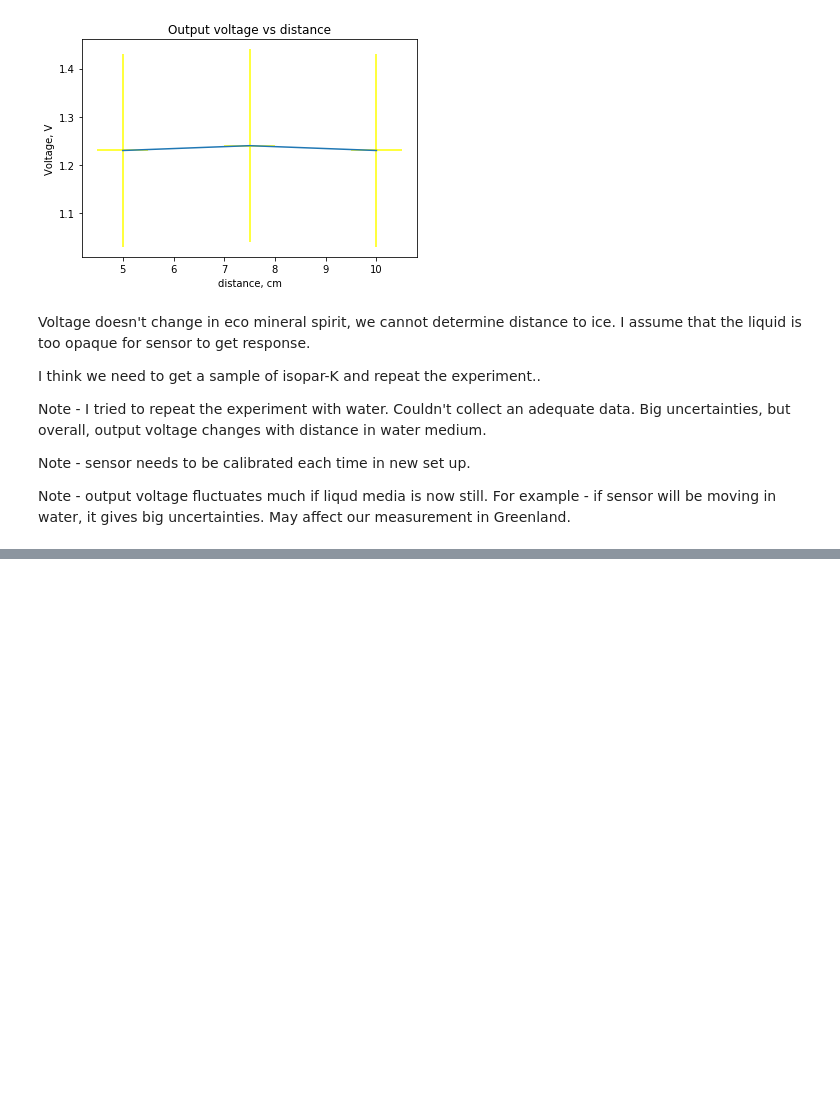
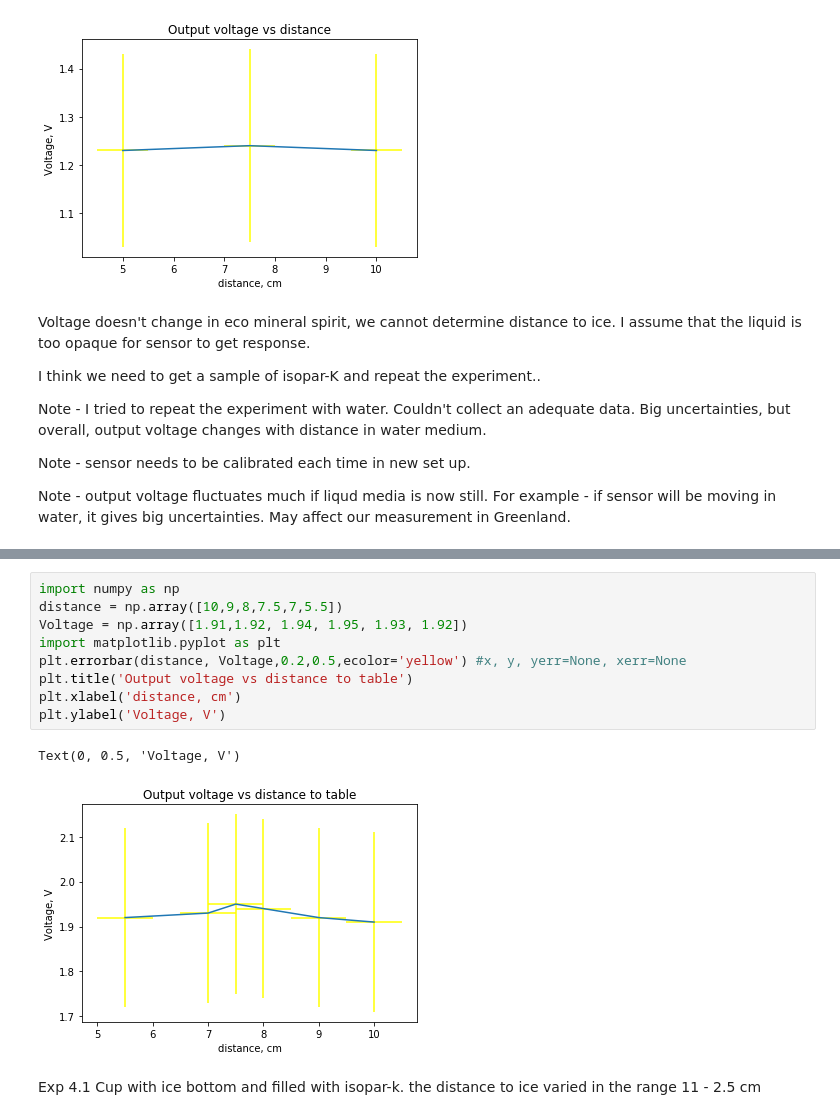
Before and after one commit to alisanozdrina/lightSensor, a Jupyter notebook: lightSensor.ipynb, the cells around one changed output, grey strips where cells are left out. Drawn from its saved outputs; the diff is of its cells as text; blank space fills up the shorter version.

```diff
--- a/lightSensor.ipynb
+++ b/lightSensor.ipynb
@@ -126,0 +134,14 @@ Note - output voltage fluctuates much if liqud media is now still. For example -
+# %%
+import numpy as np
+distance = np.array([10,9,8,7.5,7,5.5])
+Voltage = np.array([1.91,1.92, 1.94, 1.95, 1.93, 1.92])
+import matplotlib.pyplot as plt
+plt.errorbar(distance, Voltage,0.2,0.5,ecolor='yellow') #x, y, yerr=None, xerr=None
+plt.title('Output voltage vs distance to table')
+plt.xlabel('distance, cm')
+plt.ylabel('Voltage, V')
+# %% [output]
+Text(0, 0.5, 'Voltage, V')
+[figure, added]
+# %% [markdown]
+Exp 4.1 Cup with ice bottom and filled with isopar-k. the distance to ice varied in the range 11 - 2.5 cm
```
Also changed, not shown: parts of 5 cells of this notebook.
